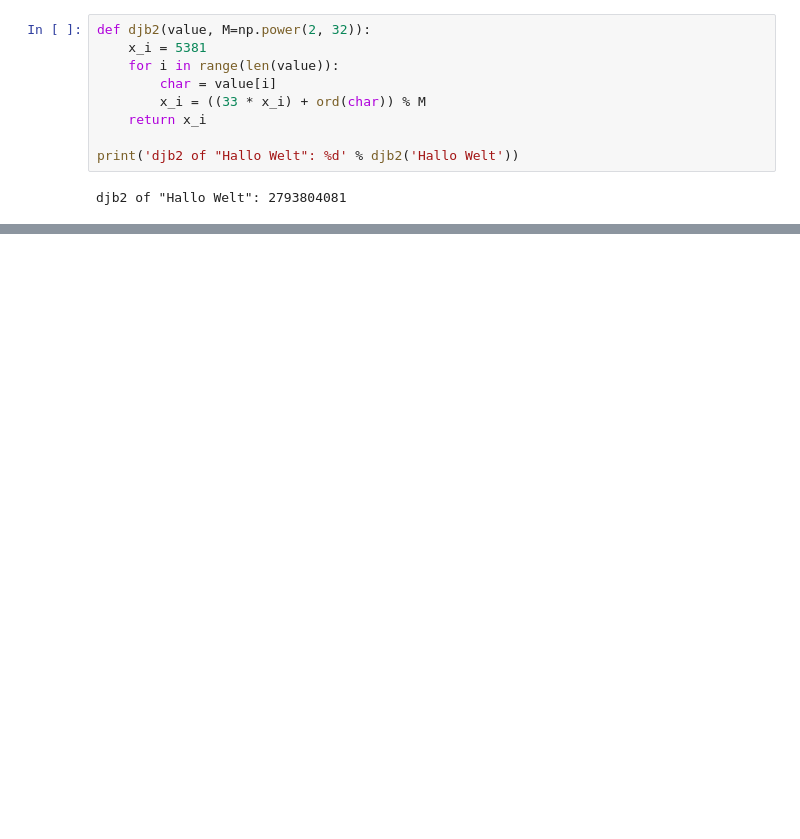
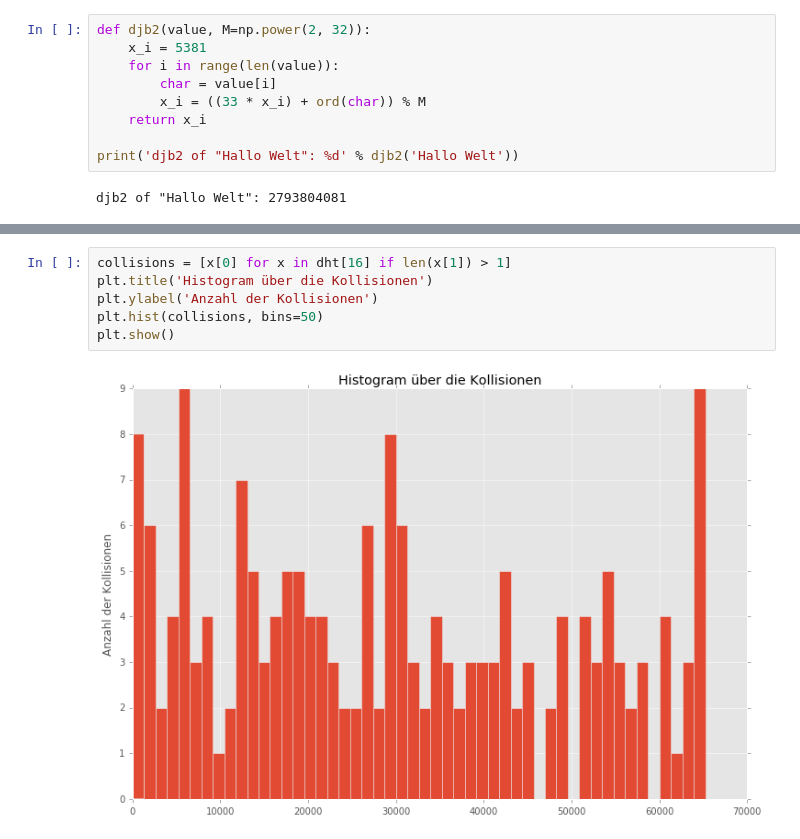
Before and after one commit to captain-proton/aise, a Jupyter notebook: documentation/source/nia/jupyter_nb/exercise_5.ipynb, the cells around one changed output, grey strips where cells are left out. Saved outputs shown, nothing was run; the diff lists cells and outputs as text; blank space fills up the shorter version.

```diff
--- a/documentation/source/nia/jupyter_nb/exercise_5.ipynb
+++ b/documentation/source/nia/jupyter_nb/exercise_5.ipynb
@@ -281,0 +123,8 @@ plt.show()
+# %%
+collisions = [x[0] for x in dht[16] if len(x[1]) > 1]
+plt.title('Histogram über die Kollisionen')
+plt.ylabel('Anzahl der Kollisionen')
+plt.hist(collisions, bins=50)
+plt.show()
+# %% [output]
+[figure, added]
```
Also changed, not shown: parts of 57 cells of this notebook.
